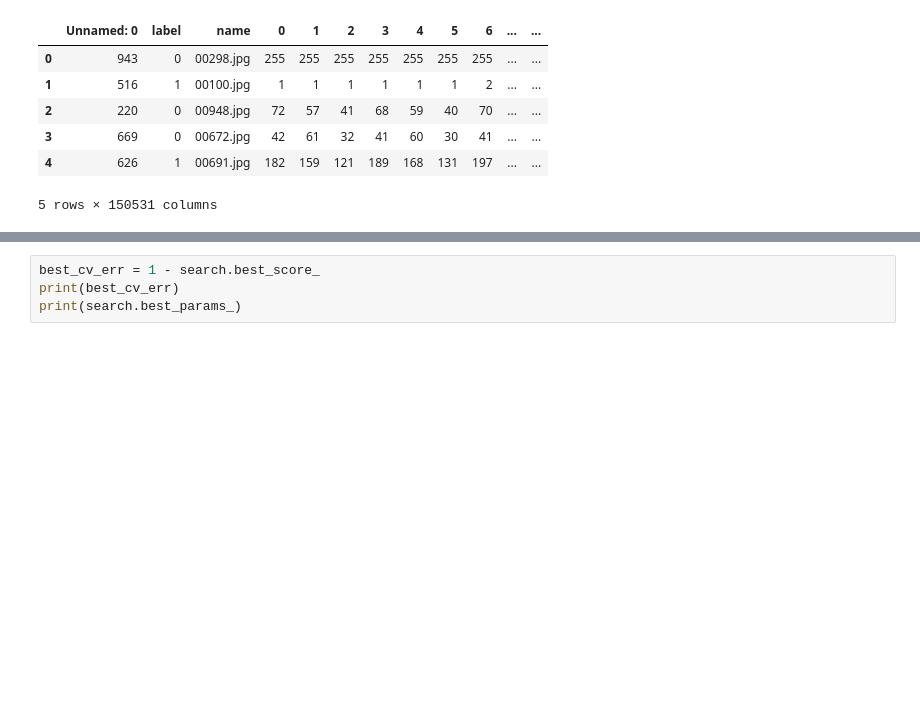
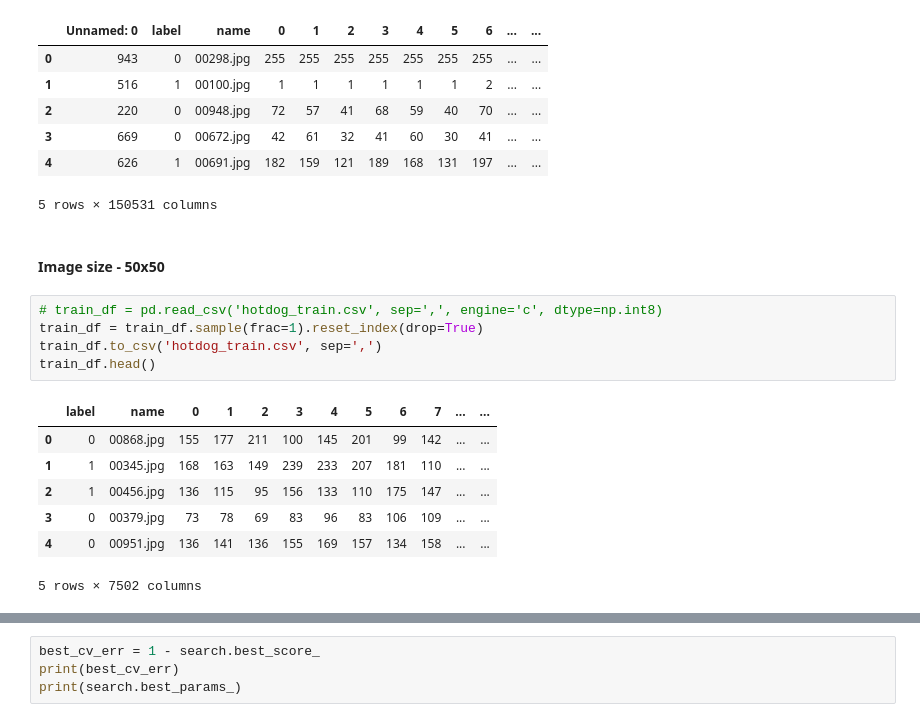
Before and after one commit to andrey-golubev/python-sandbox, a Jupyter notebook: deep_learning/hotdog_classification.ipynb, the cells around one changed output, grey strips where cells are left out. Drawn from its saved outputs; the diff is of its cells as text; blank space fills up the shorter version.

```diff
--- a/deep_learning/hotdog_classification.ipynb
+++ b/deep_learning/hotdog_classification.ipynb
@@ -104,6 +152,21 @@ train_df.head()
 | 3 | 669 | 0 | 00672.jpg | 42 | 61 | 32 | 41 | 60 | 30 | 41 | ... | ... |
 | 4 | 626 | 1 | 00691.jpg | 182 | 159 | 121 | 189 | 168 | 131 | 197 | ... | ... |
 5 rows × 150531 columns
+# %% [markdown]
+#### Image size - 50x50
+# %%
+# train_df = pd.read_csv('hotdog_train.csv', sep=',', engine='c', dtype=np.int8)
+train_df = train_df.sample(frac=1).reset_index(drop=True)
+train_df.to_csv('hotdog_train.csv', sep=',')
+train_df.head()
+# %% [output]
+|  | label | name | 0 | 1 | 2 | 3 | 4 | 5 | 6 | 7 | ... | ... |
+| 0 | 0 | 00868.jpg | 155 | 177 | 211 | 100 | 145 | 201 | 99 | 142 | ... | ... |
+| 1 | 1 | 00345.jpg | 168 | 163 | 149 | 239 | 233 | 207 | 181 | 110 | ... | ... |
+| 2 | 1 | 00456.jpg | 136 | 115 | 95 | 156 | 133 | 110 | 175 | 147 | ... | ... |
+| 3 | 0 | 00379.jpg | 73 | 78 | 69 | 83 | 96 | 83 | 106 | 109 | ... | ... |
+| 4 | 0 | 00951.jpg | 136 | 141 | 136 | 155 | 169 | 157 | 134 | 158 | ... | ... |
+5 rows × 7502 columns
 # %%
 not_needed_data = pd.DataFrame(train_df[['label', 'name']])
 not_needed_data.head()
```
Also changed, not shown: parts of 43 cells of this notebook.
